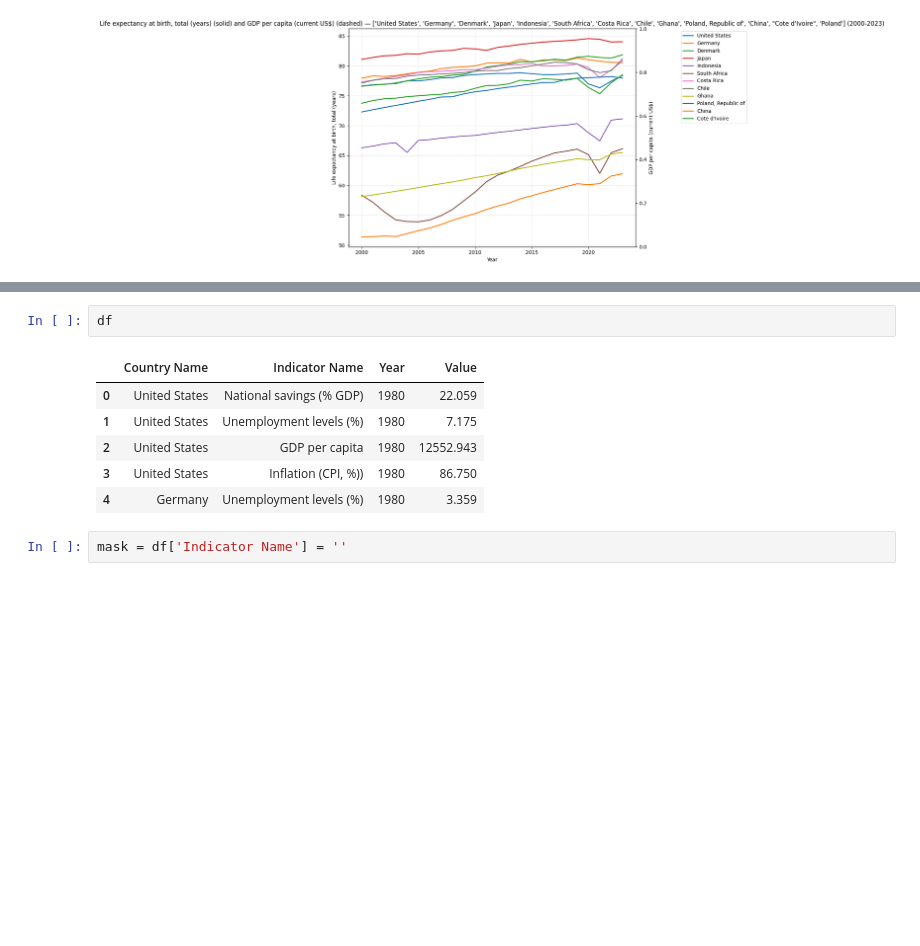
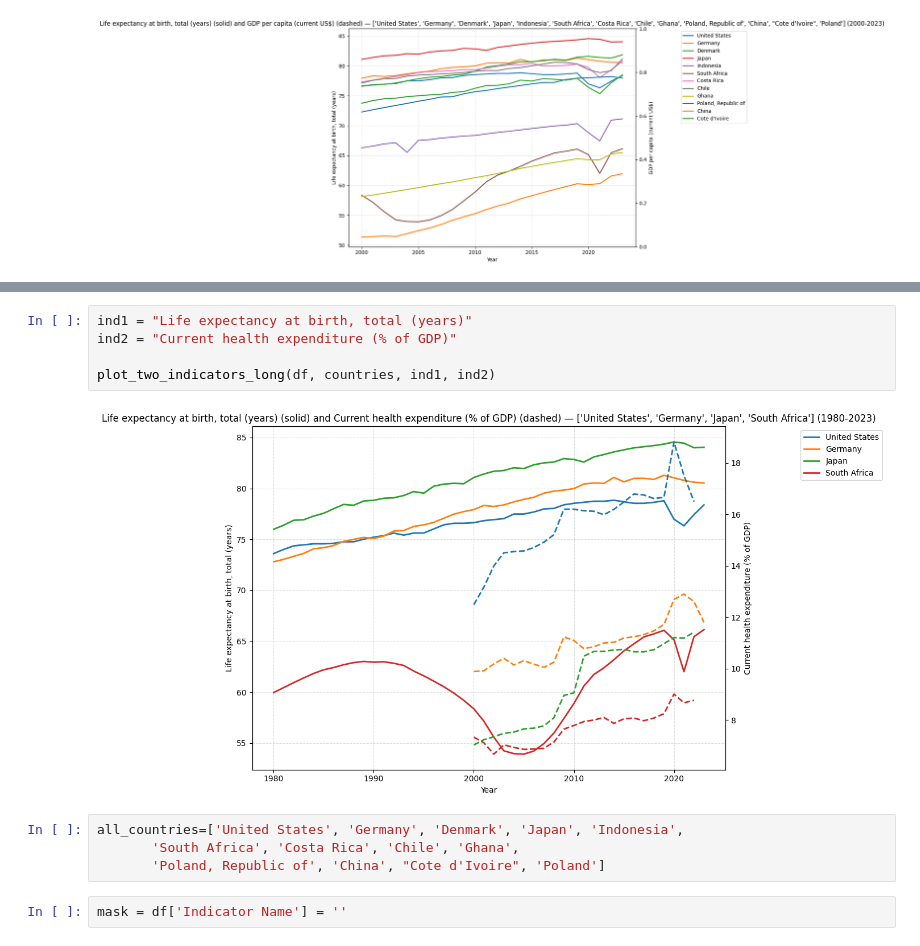
Before and after one commit to MDYCK12/Well-Being-Economics-, a Jupyter notebook: Notebooks/Katharina2.ipynb, the cells around one changed output, grey strips where cells are left out. Drawn from its saved outputs; the diff is of its cells as text; blank space fills up the shorter version.

```diff
--- a/Notebooks/Katharina2.ipynb
+++ b/Notebooks/Katharina2.ipynb
@@ -224,12 +256,14 @@ plot_two_indicators_long(df, countries, ind1, ind2)
+# %%
+ind1 = "Life expectancy at birth, total (years)"
+ind2 = "Current health expenditure (% of GDP)"
+
+plot_two_indicators_long(df, countries, ind1, ind2)
+# %% [output]
+[figure, added]
 # %%
-df
+all_countries=['United States', 'Germany', 'Denmark', 'Japan', 'Indonesia',
+       'South Africa', 'Costa Rica', 'Chile', 'Ghana',
+       'Poland, Republic of', 'China', "Cote d'Ivoire", 'Poland']
-# %% [output]
-|  | Country Name | Indicator Name | Year | Value |
-| 0 | United States | National savings (% GDP) | 1980 | 22.059 |
-| 1 | United States | Unemployment levels (%) | 1980 | 7.175 |
-| 2 | United States | GDP per capita | 1980 | 12552.943 |
-| 3 | United States | Inflation (CPI, %)) | 1980 | 86.750 |
-| 4 | Germany | Unemployment levels (%) | 1980 | 3.359 |
 # %%
 mask = df['Indicator Name'] = ''
 # %%
```
Also changed, not shown: parts of 26 cells of this notebook.
